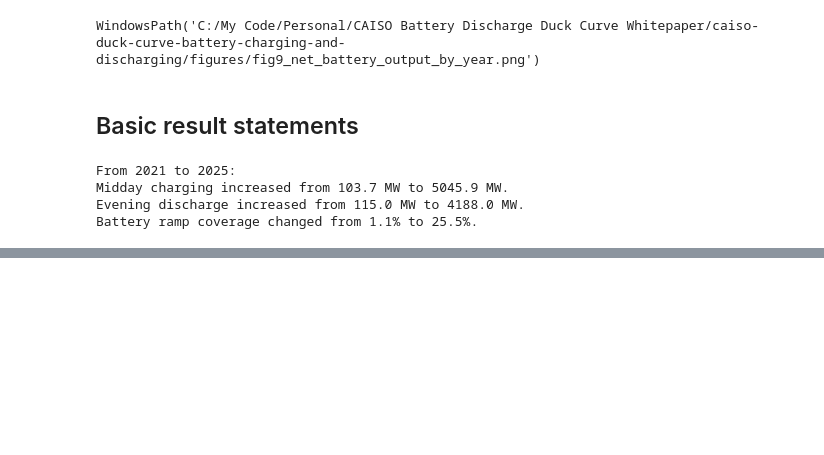
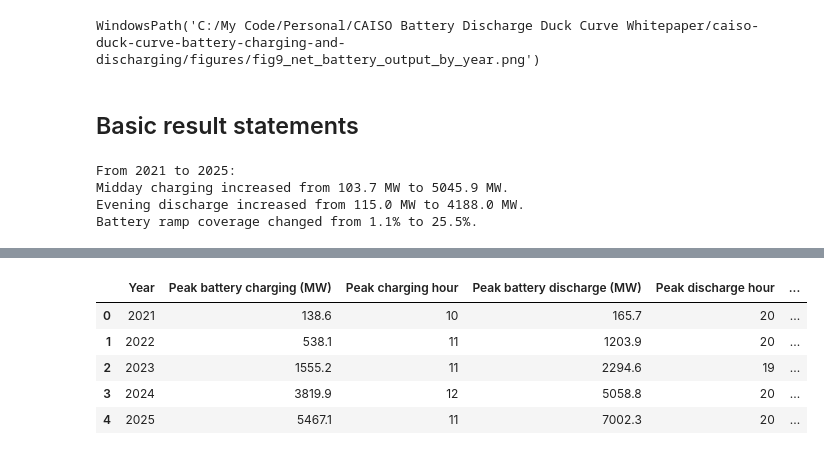
Before and after one commit to oaters1/caiso-duck-curve-battery-charging-and-discharging, a Jupyter notebook: notebooks/01_caiso_spring_battery_analysis.ipynb, the cells around one changed output, grey strips where cells are left out. Cells and saved outputs as stored; diff of their text form; code cells hidden in the pictures; blank space fills up the shorter version.

```diff
--- a/notebooks/01_caiso_spring_battery_analysis.ipynb
+++ b/notebooks/01_caiso_spring_battery_analysis.ipynb
@@ -652,0 +721,36 @@ Battery ramp coverage changed from 1.1% to 25.5%.
+# %%
+# --- Supporting timing table ---
+
+timing_rows = []
+
+for year in YEARS:
+    hp = hourly_profile[hourly_profile["year"] == year].copy()
+
+    peak_charge_row = hp.loc[hp["battery_charge_mw"].idxmax()]
+    peak_discharge_row = hp.loc[hp["battery_discharge_mw"].idxmax()]
+
+    timing_rows.append({
+        "Year": year,
+        "Peak battery charging (MW)": peak_charge_row["battery_charge_mw"],
+        "Peak charging hour": int(peak_charge_row["hour"]),
+        "Peak battery discharge (MW)": peak_discharge_row["battery_discharge_mw"],
+        "Peak discharge hour": int(peak_discharge_row["hour"]),
+        "Net battery output at noon (MW)": hp.loc[hp["hour"] == 12, "battery_net_mw"].mean(),
+        "Net battery output at 8 PM (MW)": hp.loc[hp["hour"] == 20, "battery_net_mw"].mean(),
+    })
+
+timing_results = pd.DataFrame(timing_rows)
+
+timing_results_rounded = timing_results.copy()
+for col in timing_results_rounded.columns:
+    if col != "Year":
+        timing_results_rounded[col] = timing_results_rounded[col].round(1)
+
+timing_results_rounded
+# %% [output]
+|  | Year | Peak battery charging (MW) | Peak charging hour | Peak battery discharge (MW) | Peak discharge hour | ... |
+| 0 | 2021 | 138.6 | 10 | 165.7 | 20 | ... |
+| 1 | 2022 | 538.1 | 11 | 1203.9 | 20 | ... |
+| 2 | 2023 | 1555.2 | 11 | 2294.6 | 19 | ... |
+| 3 | 2024 | 3819.9 | 12 | 5058.8 | 20 | ... |
+| 4 | 2025 | 5467.1 | 11 | 7002.3 | 20 | ... |
```
Also changed, not shown: parts of 3 cells of this notebook.
